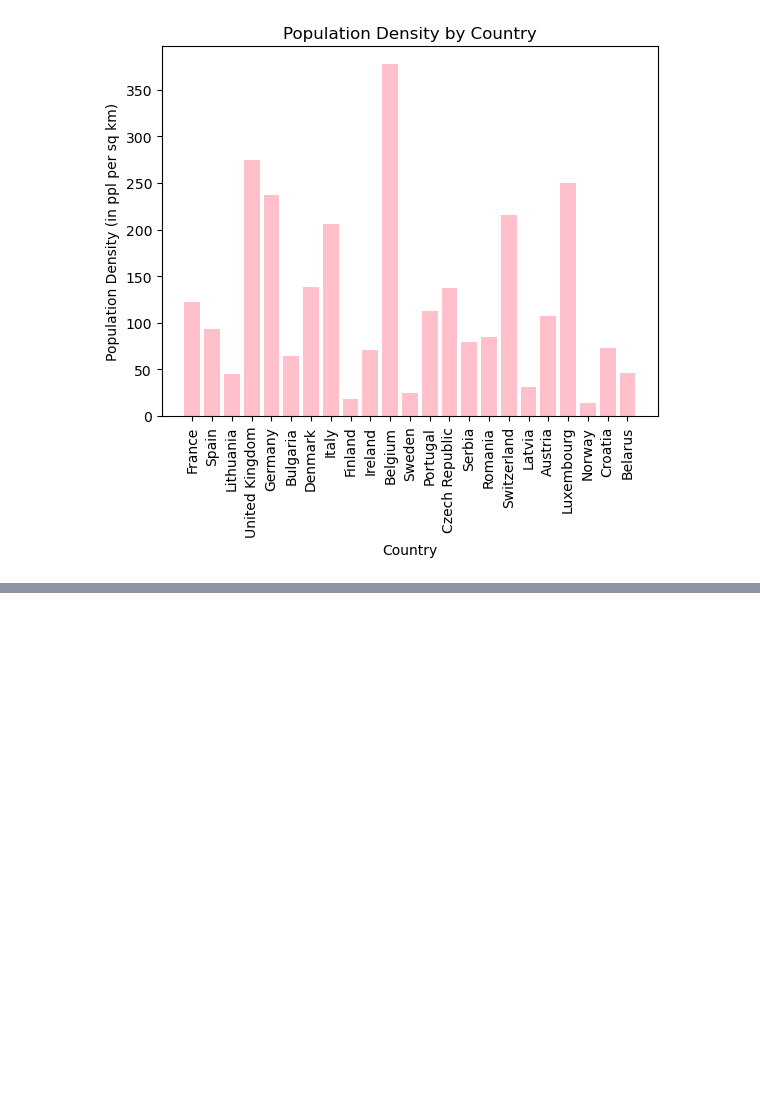
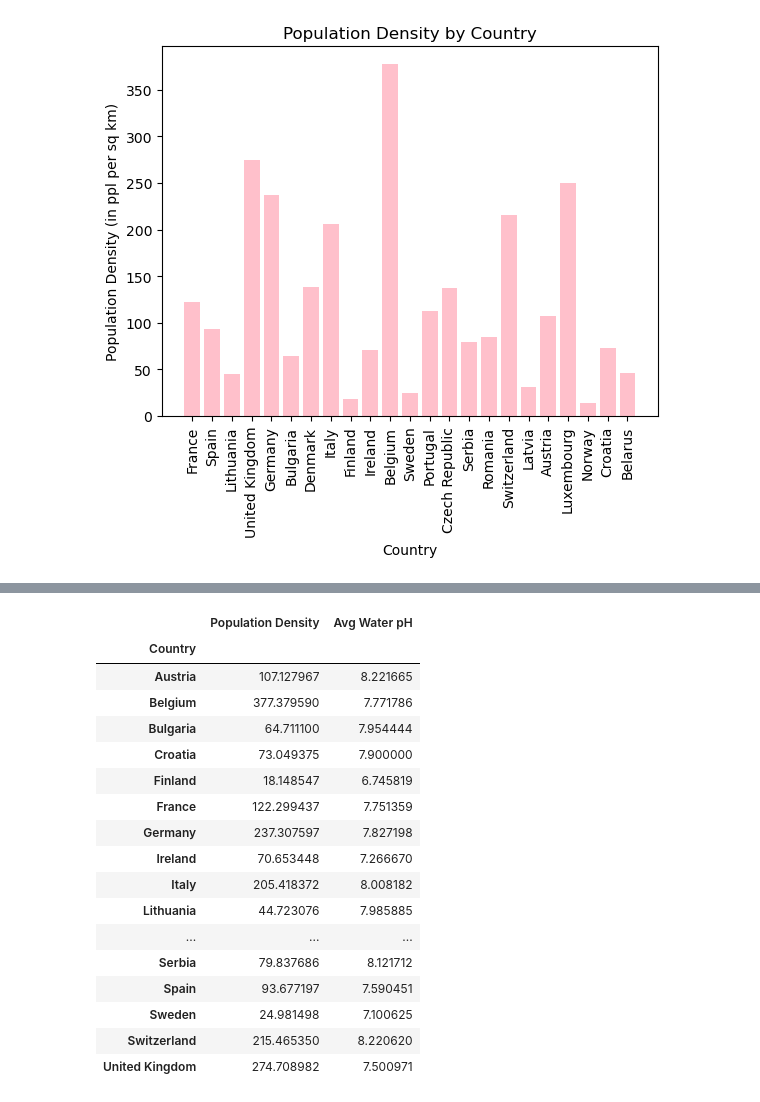
Before and after one commit to zhou0366/UMN_BootCamp_Project1_Group2, a Jupyter notebook: analysis.ipynb, the cells around one changed output, grey strips where cells are left out. Saved outputs shown, nothing was run; the diff lists cells and outputs as text; code cells hidden in the pictures; blank space fills up the shorter version.

```diff
--- a/analysis.ipynb
+++ b/analysis.ipynb
@@ -80,3 +115,31 @@ plt.show()
+# %%
+# nora
+ph_data = clean.loc[clean["Unit of Measure"] == "[pH]", :]
+ph_country = ph_data.set_index("Country").groupby(["Country"])
+ph_country_mean = ph_country["Value"].mean()
+ph_popden = ph_country["Population Density"].mean()
+ph_country_mean
+ph_summary = pd.DataFrame({"Population Density": ph_popden, "Avg Water pH": ph_country_mean,})
+ph_summary
+# %% [output]
+|  | Population Density | Avg Water pH |
+| Country |  |  |
+| Austria | 107.127967 | 8.221665 |
+| Belgium | 377.379590 | 7.771786 |
+| Bulgaria | 64.711100 | 7.954444 |
+| Croatia | 73.049375 | 7.900000 |
+| Finland | 18.148547 | 6.745819 |
+| France | 122.299437 | 7.751359 |
+| Germany | 237.307597 | 7.827198 |
+| Ireland | 70.653448 | 7.266670 |
+| Italy | 205.418372 | 8.008182 |
+| Lithuania | 44.723076 | 7.985885 |
+| ... | ... | ... |
+| Serbia | 79.837686 | 8.121712 |
+| Spain | 93.677197 | 7.590451 |
+| Sweden | 24.981498 | 7.100625 |
+| Switzerland | 215.465350 | 8.220620 |
+| United Kingdom | 274.708982 | 7.500971 |
 # %%
 # nora
 # %%
```
Also changed, not shown: parts of 7 cells of this notebook.
